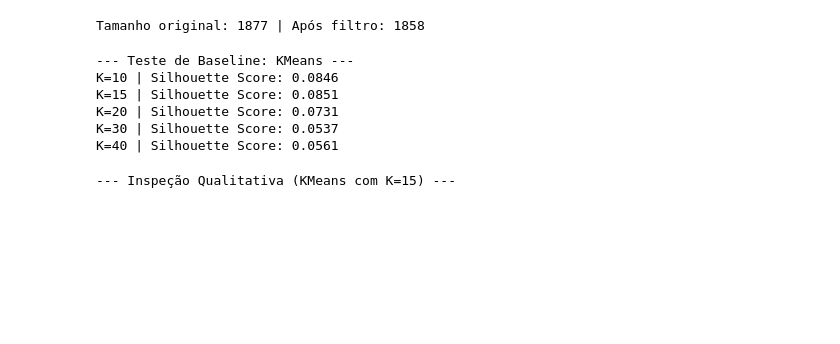
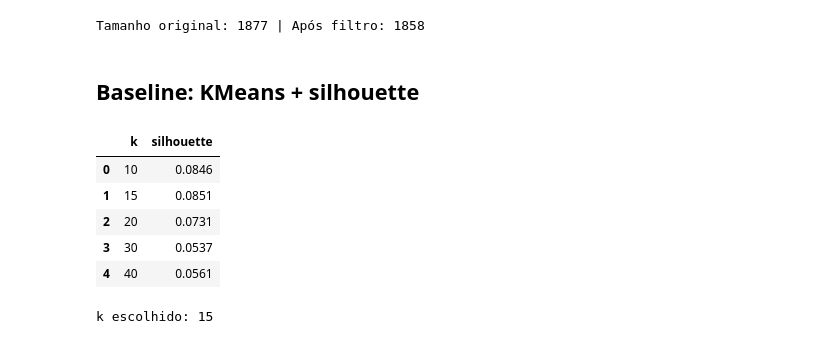
Before and after one commit to gpaulovit/RES-IA-Challenge-1, a Jupyter notebook: experiments/02_clusters.ipynb, the cells around one changed output. Saved outputs shown, nothing was run; the diff lists cells and outputs as text; code cells hidden in the pictures; blank space fills up the shorter version.

```diff
--- a/experiments/02_clusters.ipynb
+++ b/experiments/02_clusters.ipynb
@@ -26,5 +13,16 @@ ERROR: Failed to build 'sklearn' when getting requirements to build wheel
 # %%
+import warnings
+from pathlib import Path
+
+import matplotlib.pyplot as plt
 import numpy as np
 import pandas as pd
-from sklearn.cluster import KMeans
+import umap
+from sklearn.cluster import HDBSCAN, KMeans
+from sklearn.feature_extraction.text import TfidfVectorizer
 from sklearn.metrics import silhouette_score
+
+warnings.filterwarnings("ignore", category=FutureWarning)
+RESULTS = Path("results")
+RESULTS.mkdir(exist_ok=True)
+SEED = 42
@@ -34,34 +29,37 @@ embeddings = np.load("data/emb_minilm.npy")
 # %%
+df = pd.read_csv("data/com_texto_limpo.csv")
+embeddings = np.load("data/emb_minilm.npy")
+assert len(df) == len(embeddings), "CSV e embeddings desalinhados"
+
+# Checagens multi-alegação
 mascara = ~df["multi_claim"]
-df_filtrado = df[mascara].reset_index(drop=True)
-E = embeddings[mascara]
+df_filtrado = df[mascara].reset_index().rename(columns={"index": "idx"})
+E = embeddings[mascara.values]
 
-print(f"Tamanho original: {len(df)} | Após filtro: {len(df_filtrado)}\n")
+print(f"Tamanho original: {len(df)} | Após filtro: {len(df_filtrado)}")
 # %% [output]
 Tamanho original: 1877 | Após filtro: 1858
-# %%
-valores_k = [10, 15, 20, 30, 40]
-print("--- Teste de Baseline: KMeans ---")
-for k in valores_k:
-    kmeans = KMeans(n_clusters=k, random_state=42, n_init='auto')
-    labels = kmeans.fit_predict(E)
-    score = silhouette_score(E, labels, metric="cosine")
-    print(f"K={k:2d} | Silhouette Score: {score:.4f}")
-# %% [output]
---- Teste de Baseline: KMeans ---
-K=10 | Silhouette Score: 0.0846
-K=15 | Silhouette Score: 0.0851
-K=20 | Silhouette Score: 0.0731
-K=30 | Silhouette Score: 0.0537
-K=40 | Silhouette Score: 0.0561
+# %% [markdown]
+## Baseline: KMeans + silhouette
+# %%
+linhas = []
+for k in [10, 15, 20, 30, 40]:
+    labels = KMeans(n_clusters=k, random_state=SEED, n_init="auto").fit_predict(E)
+    linhas.append({"k": k, "silhouette": silhouette_score(E, labels, metric="cosine")})
+
+kmeans_res = pd.DataFrame(linhas)
+kmeans_res.to_csv(RESULTS / "kmeans_silhouette.csv", index=False)
+kmeans_res.round(4)
+# %% [output]
+|  | k | silhouette |
+| 0 | 10 | 0.0846 |
+| 1 | 15 | 0.0851 |
+| 2 | 20 | 0.0731 |
+| 3 | 30 | 0.0537 |
+| 4 | 40 | 0.0561 |
 # %%
-melhor_k = 15
-kmeans_final = KMeans(n_clusters=melhor_k, random_state=42, n_init='auto')
-df_filtrado['cluster_kmeans'] = kmeans_final.fit_predict(E)
+melhor_k = int(kmeans_res.loc[kmeans_res["silhouette"].idxmax(), "k"])
+df_filtrado["cluster_kmeans"] = KMeans(n_clusters=melhor_k, random_state=SEED, n_init="auto").fit_predict(E)
+print("k escolhido:", melhor_k)
+# %% [output]
+k escolhido: 15
-# %%
-np.random.seed(42)
-clusters_sorteados = np.random.choice(range(melhor_k), size=8, replace=False)
-
-print(f"--- Inspeção Qualitativa (KMeans com K={melhor_k}) ---\n")
-# %% [output]
---- Inspeção Qualitativa (KMeans com K=15) ---
```
Also changed, not shown: parts of 21 cells of this notebook, 8 other files.
